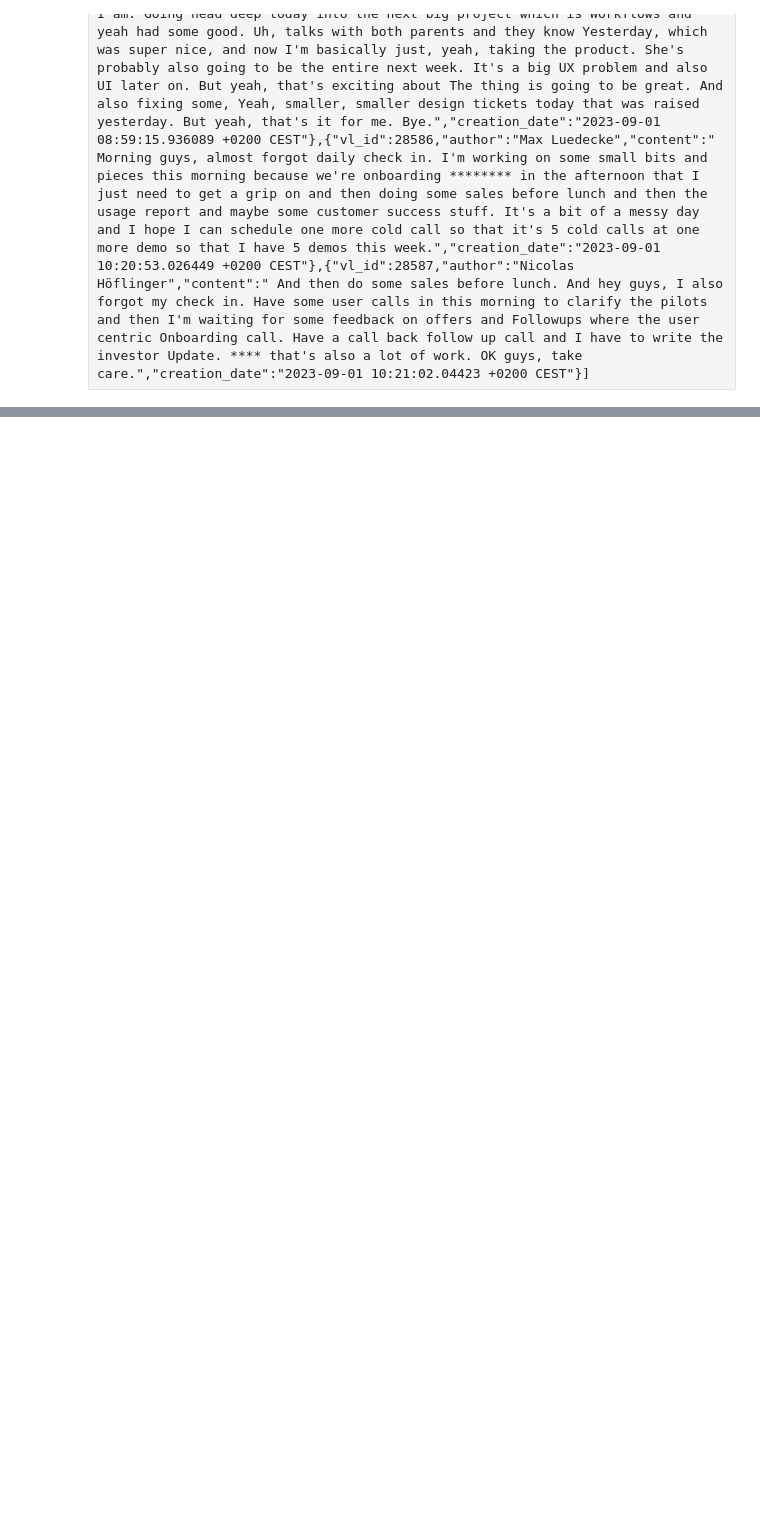
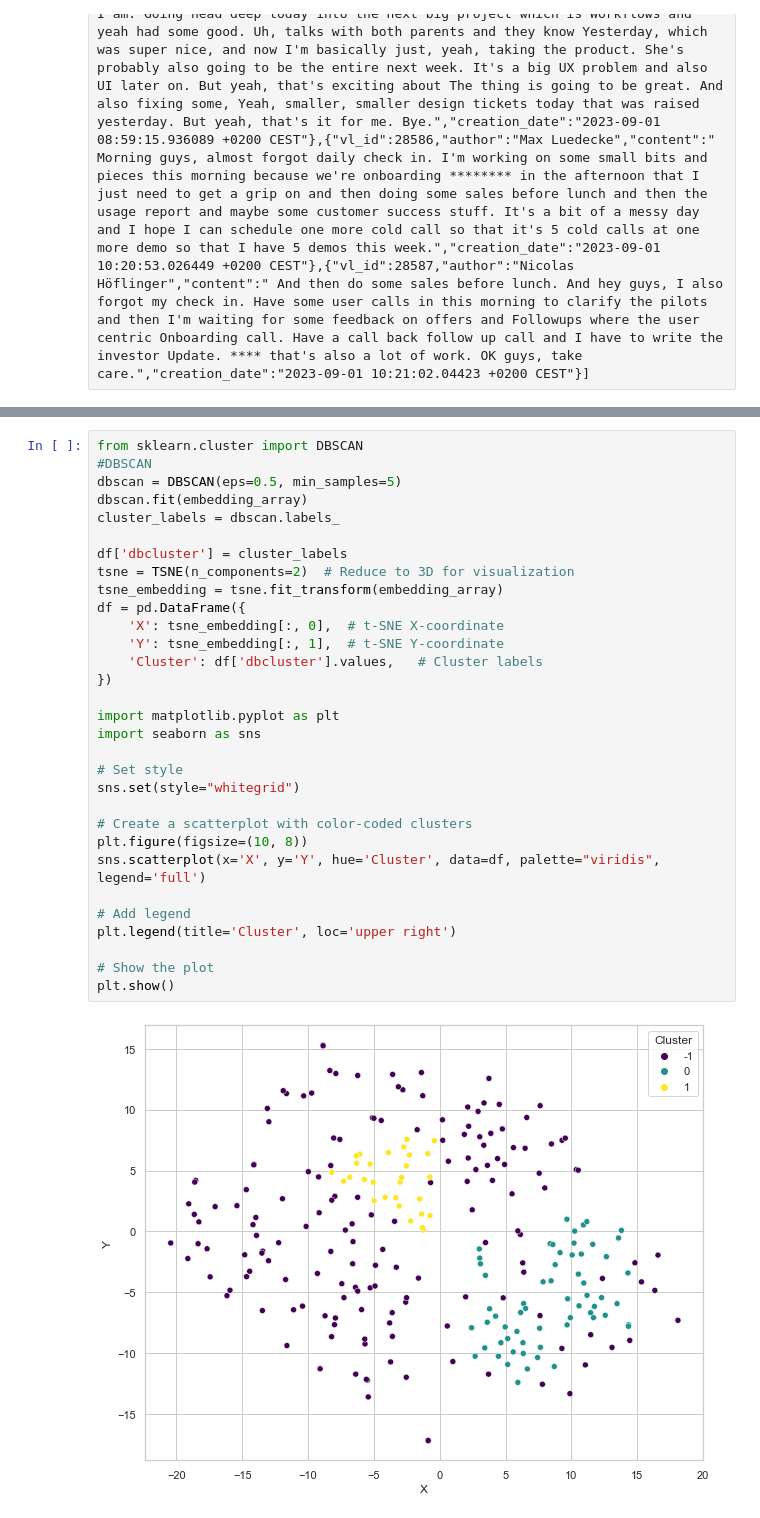
Before and after one commit to eujinnl/ai_coding_challenge, a Jupyter notebook: challenge.ipynb, the cells around one changed output, grey strips where cells are left out. Saved outputs shown, nothing was run; the diff lists cells and outputs as text; blank space fills up the shorter version.

```diff
--- a/challenge.ipynb
+++ b/challenge.ipynb
@@ -2,0 +96,33 @@ vls= [{"vl_id":25212,"author":"Nicolas Kübler","content":" You guys recalling m
+# %%
+from sklearn.cluster import DBSCAN
+#DBSCAN
+dbscan = DBSCAN(eps=0.5, min_samples=5)
+dbscan.fit(embedding_array)
+cluster_labels = dbscan.labels_
+
+df['dbcluster'] = cluster_labels
+tsne = TSNE(n_components=2)  # Reduce to 3D for visualization
+tsne_embedding = tsne.fit_transform(embedding_array)
+df = pd.DataFrame({
+    'X': tsne_embedding[:, 0],  # t-SNE X-coordinate
+    'Y': tsne_embedding[:, 1],  # t-SNE Y-coordinate
+    'Cluster': df['dbcluster'].values,   # Cluster labels
+})
+
+import matplotlib.pyplot as plt
+import seaborn as sns
+
+# Set style
+sns.set(style="whitegrid")
+
+# Create a scatterplot with color-coded clusters
+plt.figure(figsize=(10, 8))
+sns.scatterplot(x='X', y='Y', hue='Cluster', data=df, palette="viridis", legend='full')
+
+# Add legend
+plt.legend(title='Cluster', loc='upper right')
+
+# Show the plot
+plt.show()
+# %% [output]
+[figure, added]
```
Also changed, not shown: parts of 9 cells of this notebook, 1 other file.
